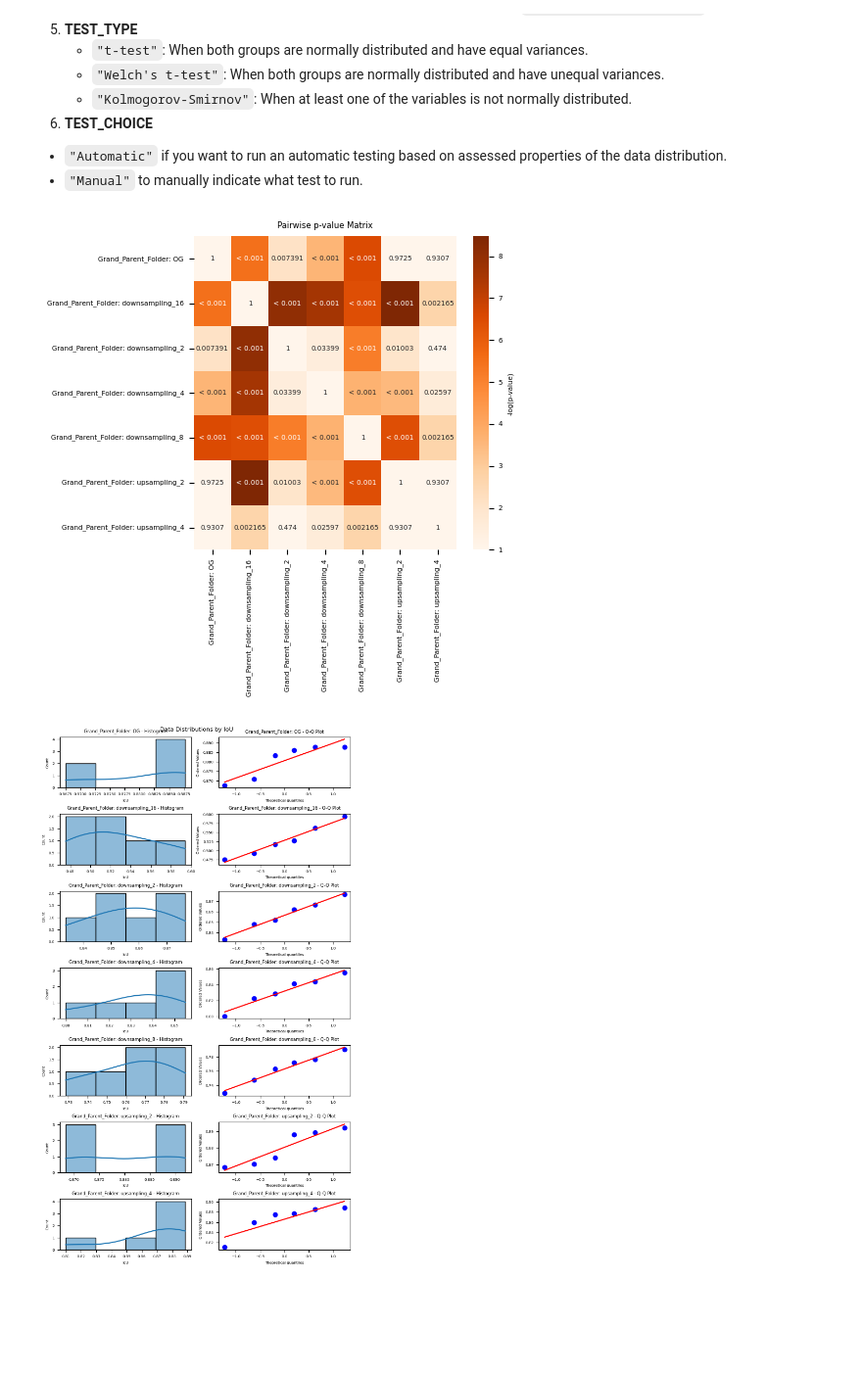
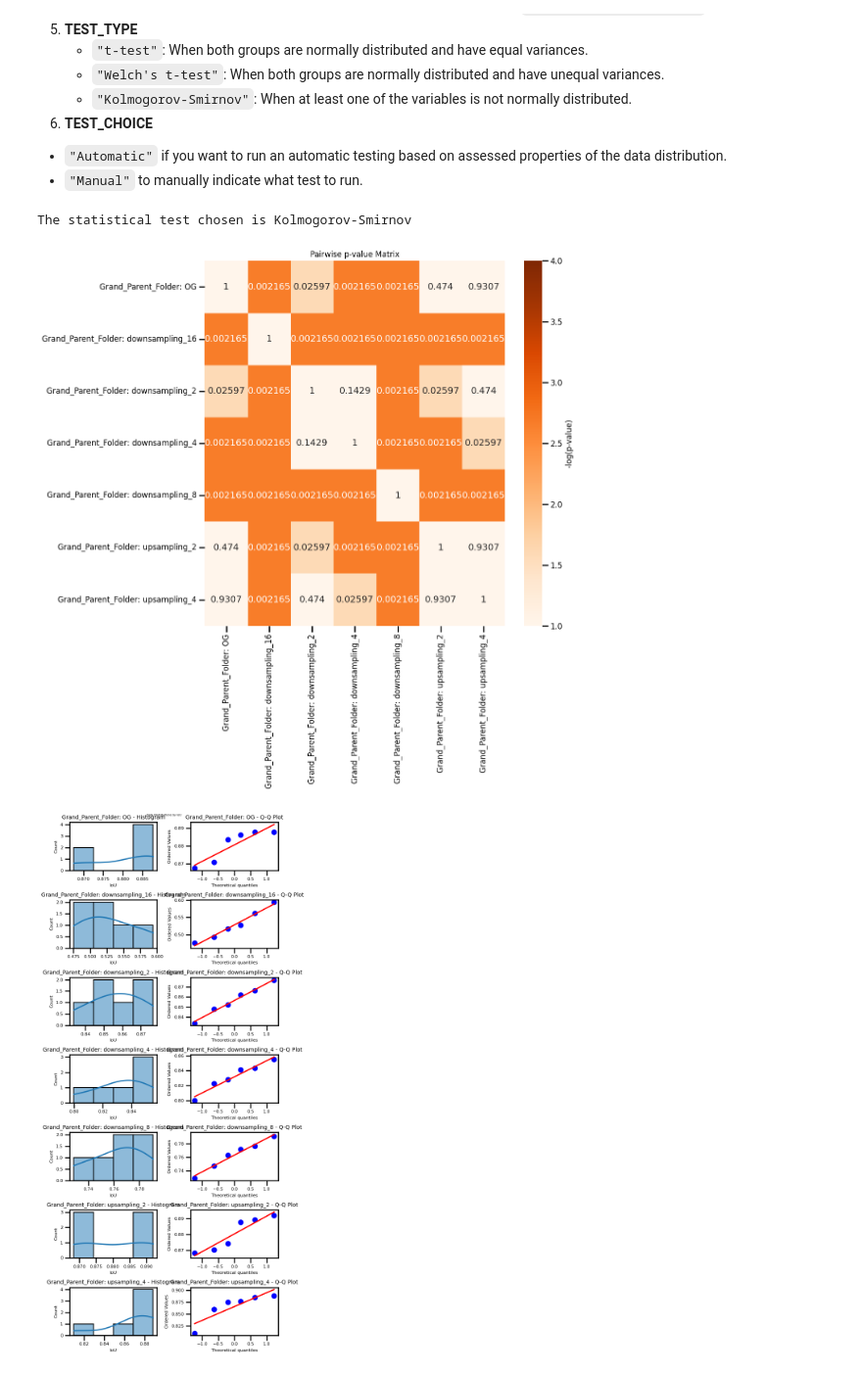
Before and after one commit to HenriquesLab/ReScale4DL, a Jupyter notebook: Notebooks/Evaluate_Segmentation_2D.ipynb, the cells around one changed output. Shown at 98% size. Saved outputs shown, nothing was run; the diff lists cells and outputs as text; code cells hidden in the pictures; blank space fills up the shorter version.

```diff
--- a/Notebooks/Evaluate_Segmentation_2D.ipynb
+++ b/Notebooks/Evaluate_Segmentation_2D.ipynb
@@ -363,35 +364,37 @@ These can be calculated with the example data as follows:
   - `"Manual"` to manually indicate what test to run.
 # %%
 ## Input variables for stats
-DATASET = "Saureus_instance_segmentation"
+DATASET = "Saureus_instance_segmentation" # "Deepbacs_Semantic_Segmentation" #"Worm_Semantic_Segmentation"
 ANALYSIS_DIR = "/Users/esti/Documents/PROYECTOS/DOWNSAMPLING/ReScale4DL/Examples/analysis_results/"
 QUANTITATIVE_COLUMN = "IoU"
 CATEGORICAL_COLUMN = ["Grand_Parent_Folder"]
 TEST_TYPE = "Kolmogorov-Smirnov" # "t-test"
-TEST_CHOICE = "Automatic" # "Manual"
-FILENAME = "summary_stats.csv"
+TEST_CHOICE = "Manual" # "Manual"
+FILENAME = "summary_stats.csv" # "IoU_per_obj_stats.csv"
+
 # import pandas as pd
 # df = pd.read_csv(ANALYSIS_DIR)
 # ## Compute basic stats
 # print(df.groupby(CATEGORICAL_COLUMN)[QUANTITATIVE_COLUMN].describe())
 
 
 
 ## Compute statistical tests
 results = stats.compute_statistical_analysis(ANALYSIS_DIR,
                                              DATASET,
                                              QUANTITATIVE_COLUMN,
                                              CATEGORICAL_COLUMN,
                                              filename = FILENAME,
                                              test_type=TEST_TYPE,
                                              choose_test=TEST_CHOICE)
 
 plot_data_distributions(ANALYSIS_DIR,
                         DATASET,
                         QUANTITATIVE_COLUMN,
                         CATEGORICAL_COLUMN,
                         filename = FILENAME)
 results
 # %% [output]
+The statistical test chosen is Kolmogorov-Smirnov
-[figure, old version]
+[figure, new version]
-[figure, old version]
+[figure, new version]
```
Also changed, not shown: parts of 5 cells of this notebook, 4 other files.
